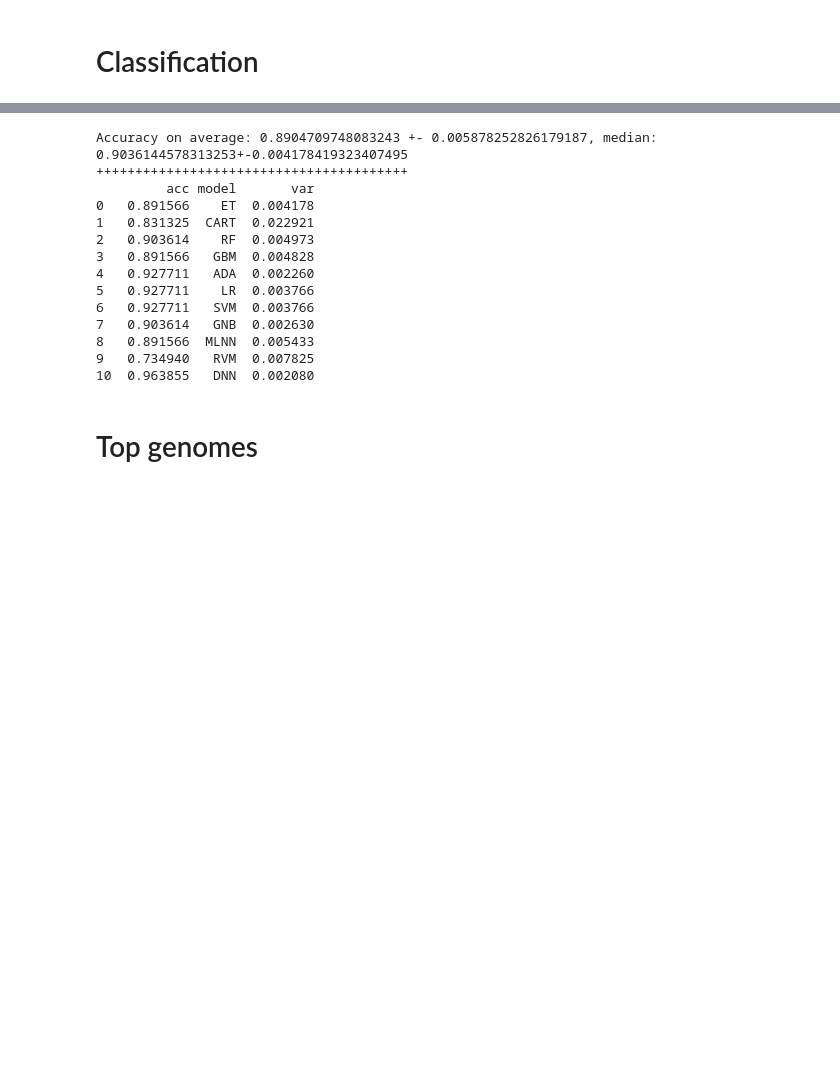
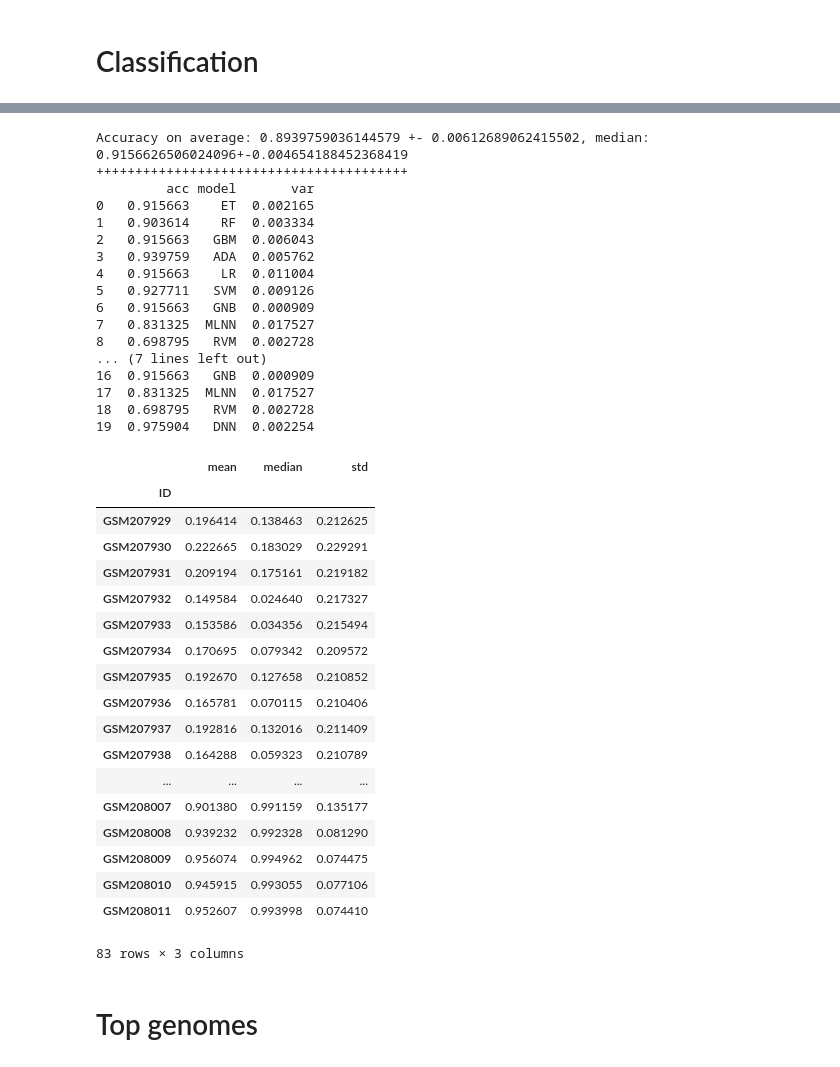
Before and after one commit to bramiozo/RexR, a Jupyter notebook: MELA.ipynb, the cells around one changed output, grey strips where cells are left out. Saved outputs shown, nothing was run; the diff lists cells and outputs as text; code cells hidden in the pictures; blank space fills up the shorter version.

```diff
--- a/MELA.ipynb
+++ b/MELA.ipynb
@@ -19,9 +20,9 @@ Using TensorFlow backend.
 # %% [markdown]
 # Classification
 # %%
-METHOD_LIST = ['ExtraTrees', 'CART', 'RandomForest', 'GBM', 'AdaBoost', 'LR', 'SVM', 'NaiveBayes', 'MLNN'] # XGB
+METHOD_LIST = ['ExtraTrees', 'RandomForest', 'GBM', 'AdaBoost', 'LR', 'SVM', 'NaiveBayes', 'MLNN'] # XGB
 Runs = []
-nruns = 1
+nruns = 2
 SCALER = "minmax"
 GROUPING = "mean"
 DIM_TYPE = None # "LDA" # "LDA" # "LDA"
@@ -143,20 +161,23 @@ print("Accuracy on average: {} +- {}, median: {}+-{}".format(ACC.mean()[0], ACC.
 print("+"*40)
 print(ACC)
 # %% [output]
-Accuracy on average: 0.8904709748083243 +- 0.005878252826179187, median: 0.9036144578313253+-0.004178419323407495
+Accuracy on average: 0.8939759036144579 +- 0.00612689062415502, median: 0.9156626506024096+-0.004654188452368419
 ++++++++++++++++++++++++++++++++++++++++
          acc model       var
-0   0.891566    ET  0.004178
-1   0.831325  CART  0.022921
-2   0.903614    RF  0.004973
-3   0.891566   GBM  0.004828
-4   0.927711   ADA  0.002260
-5   0.927711    LR  0.003766
-6   0.927711   SVM  0.003766
-7   0.903614   GNB  0.002630
-8   0.891566  MLNN  0.005433
-9   0.734940   RVM  0.007825
-10  0.963855   DNN  0.002080
+0   0.915663    ET  0.002165
+1   0.903614    RF  0.003334
+2   0.915663   GBM  0.006043
+3   0.939759   ADA  0.005762
+4   0.915663    LR  0.011004
+5   0.927711   SVM  0.009126
+6   0.915663   GNB  0.000909
+7   0.831325  MLNN  0.017527
+8   0.698795   RVM  0.002728
+... (7 lines left out)
+16  0.915663   GNB  0.000909
+17  0.831325  MLNN  0.017527
+18  0.698795   RVM  0.002728
+19  0.975904   DNN  0.002254
 # %%
 ###########
 ###########
@@ -165,11 +186,36 @@ final_df = pandas.DataFrame()
 for idx, df in enumerate(Runs):
     df['run'] = idx
     final_df = final_df.append(df, ignore_index = True)
-final_df = final_df.sort_values(by=Rocket.MODEL_PARAMETERS['ID'])
+#final_df = final_df.sort_values(by=Rocket.MODEL_PARAMETERS['ID'])
 final_df['pred']= pandas.to_numeric(final_df['pred'])
-final_df.to_csv("C:/Users/Bram van Es/DEV/RexR/out/patient_results_"+Rocket.SET_NAME+".csv")
-final_df = final_df.groupby([Rocket.MODEL_PARAMETERS['ID'], 'method']).agg({'pred': [numpy.mean, numpy.median, numpy.std]})
-final_df.to_csv("C:/Users/Bram van Es/DEV/RexR/out/patient_results_agg_"+Rocket.SET_NAME+".csv")
+# %%
+final_df_agg = final_df.groupby([Rocket.MODEL_PARAMETERS['ID'], 'method']).agg({'pred': [numpy.mean, numpy.median, numpy.std]})
+final_df_agg = final_df_agg['pred'].groupby(by=Rocket.MODEL_PARAMETERS['ID']).agg({'mean': [numpy.mean, numpy.median, numpy.std]})['mean']
+
+final_df.to_csv("C:/Users/Bram van Es/DEV/RexR/out/patient_results_"+Rocket.SET_NAME+".csv")
+final_df_agg.to_csv("C:/Users/Bram van Es/DEV/RexR/out/patient_results_agg_"+Rocket.SET_NAME+".csv")
+# %%
+final_df_agg
+# %% [output]
+|  | mean | median | std |
+| ID |  |  |  |
+| GSM207929 | 0.196414 | 0.138463 | 0.212625 |
+| GSM207930 | 0.222665 | 0.183029 | 0.229291 |
+| GSM207931 | 0.209194 | 0.175161 | 0.219182 |
+| GSM207932 | 0.149584 | 0.024640 | 0.217327 |
+| GSM207933 | 0.153586 | 0.034356 | 0.215494 |
+| GSM207934 | 0.170695 | 0.079342 | 0.209572 |
+| GSM207935 | 0.192670 | 0.127658 | 0.210852 |
+| GSM207936 | 0.165781 | 0.070115 | 0.210406 |
+| GSM207937 | 0.192816 | 0.132016 | 0.211409 |
+| GSM207938 | 0.164288 | 0.059323 | 0.210789 |
+| ... | ... | ... | ... |
+| GSM208007 | 0.901380 | 0.991159 | 0.135177 |
+| GSM208008 | 0.939232 | 0.992328 | 0.081290 |
+| GSM208009 | 0.956074 | 0.994962 | 0.074475 |
+| GSM208010 | 0.945915 | 0.993055 | 0.077106 |
+| GSM208011 | 0.952607 | 0.993998 | 0.074410 |
+83 rows × 3 columns
 # %% [markdown]
 # Top genomes
 # %%
```
Also changed, not shown: parts of 2 cells of this notebook, 12 other files.
